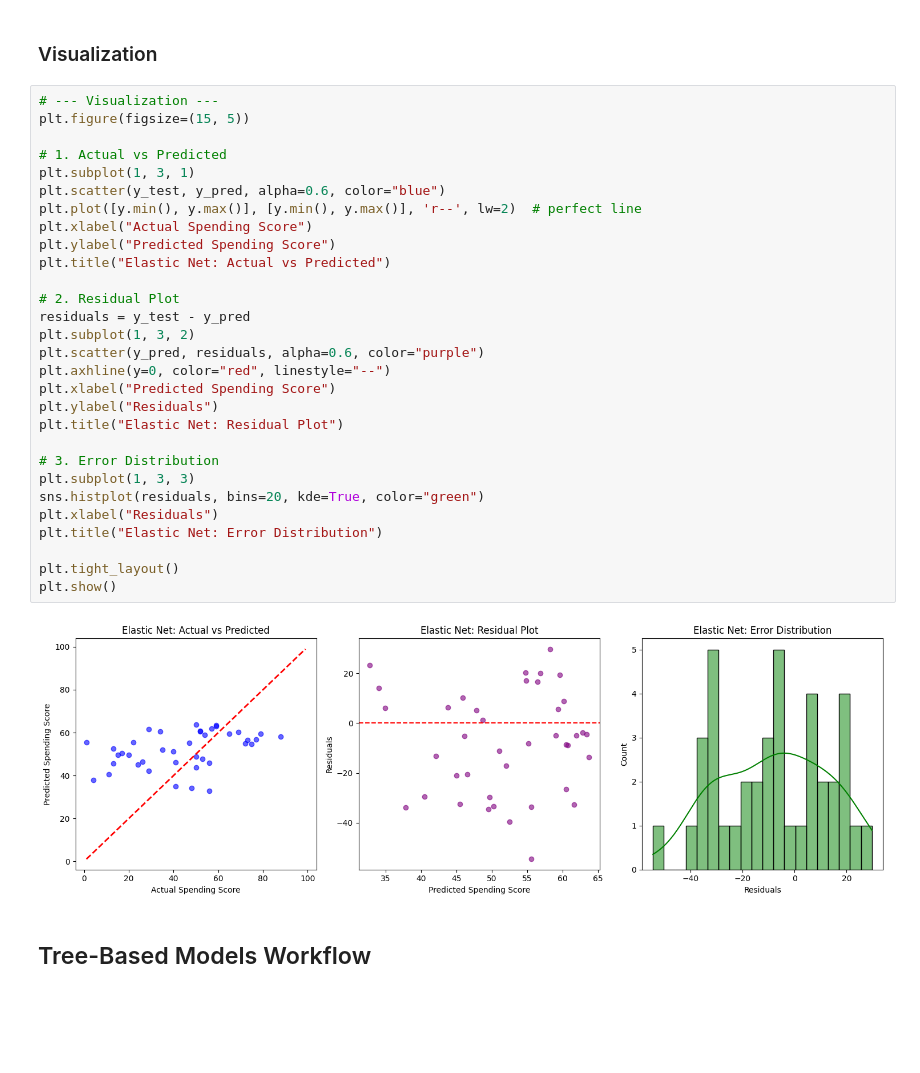
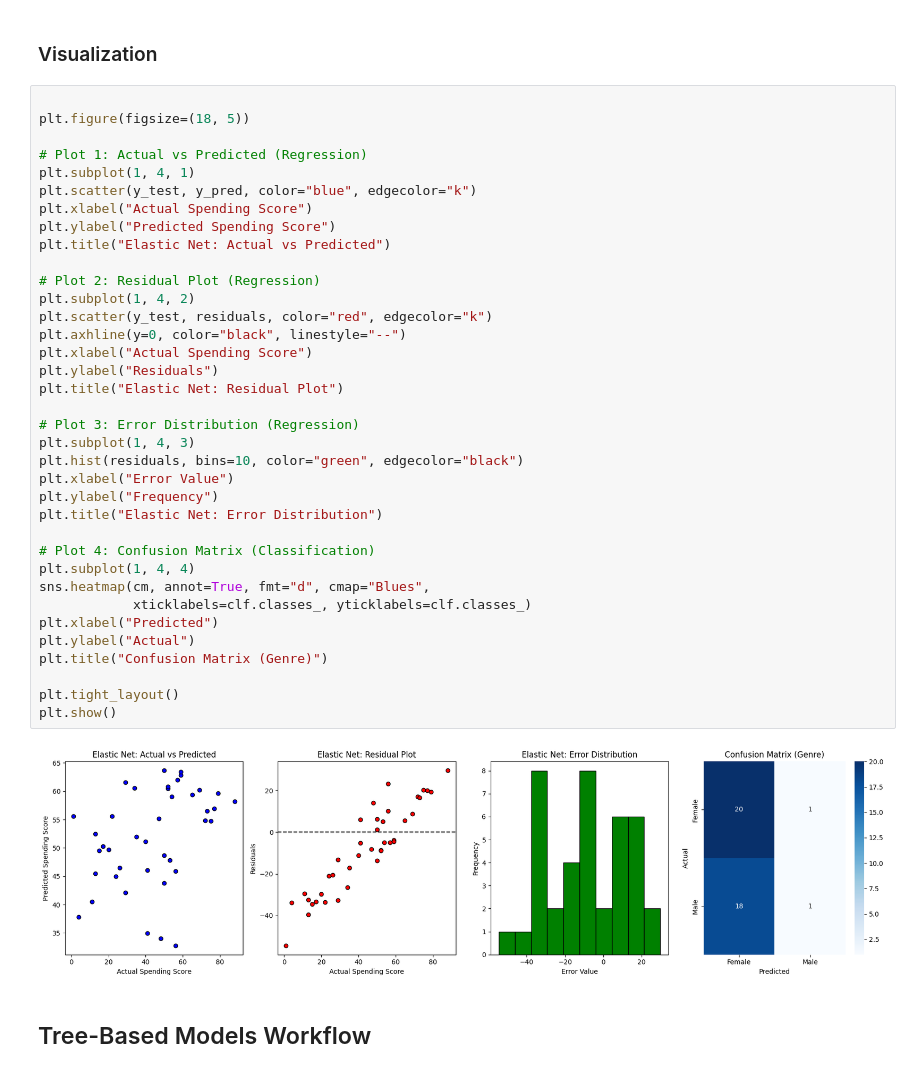
Before and after one commit to Rekhakumari28/AI-ML-MiniProjects, a Jupyter notebook: AI_ML_Week3_Project_Customer_Segmentation_for_a_Retail_Store.ipynb, the cells around one changed output. Saved outputs shown, nothing was run; the diff lists cells and outputs as text; blank space fills up the shorter version.

```diff
--- a/AI_ML_Week3_Project_Customer_Segmentation_for_a_Retail_Store.ipynb
+++ b/AI_ML_Week3_Project_Customer_Segmentation_for_a_Retail_Store.ipynb
@@ -546,35 +788,42 @@ R² Score: 0.019731483526747806
 # %% [markdown]
 ### Visualization
 # %%
-# --- Visualization ---
-plt.figure(figsize=(15, 5))
 
-# 1. Actual vs Predicted
-plt.subplot(1, 3, 1)
-plt.scatter(y_test, y_pred, alpha=0.6, color="blue")
-plt.plot([y.min(), y.max()], [y.min(), y.max()], 'r--', lw=2)  # perfect line
+plt.figure(figsize=(18, 5))
+
+# Plot 1: Actual vs Predicted (Regression)
+plt.subplot(1, 4, 1)
+plt.scatter(y_test, y_pred, color="blue", edgecolor="k")
 plt.xlabel("Actual Spending Score")
 plt.ylabel("Predicted Spending Score")
 plt.title("Elastic Net: Actual vs Predicted")
 
-# 2. Residual Plot
-residuals = y_test - y_pred
-plt.subplot(1, 3, 2)
-plt.scatter(y_pred, residuals, alpha=0.6, color="purple")
-plt.axhline(y=0, color="red", linestyle="--")
-plt.xlabel("Predicted Spending Score")
+# Plot 2: Residual Plot (Regression)
+plt.subplot(1, 4, 2)
+plt.scatter(y_test, residuals, color="red", edgecolor="k")
+plt.axhline(y=0, color="black", linestyle="--")
+plt.xlabel("Actual Spending Score")
 plt.ylabel("Residuals")
 plt.title("Elastic Net: Residual Plot")
 
-# 3. Error Distribution
-plt.subplot(1, 3, 3)
-sns.histplot(residuals, bins=20, kde=True, color="green")
-plt.xlabel("Residuals")
+# Plot 3: Error Distribution (Regression)
+plt.subplot(1, 4, 3)
+plt.hist(residuals, bins=10, color="green", edgecolor="black")
+plt.xlabel("Error Value")
+plt.ylabel("Frequency")
 plt.title("Elastic Net: Error Distribution")
+
+# Plot 4: Confusion Matrix (Classification)
+plt.subplot(1, 4, 4)
+sns.heatmap(cm, annot=True, fmt="d", cmap="Blues",
+            xticklabels=clf.classes_, yticklabels=clf.classes_)
+plt.xlabel("Predicted")
+plt.ylabel("Actual")
+plt.title("Confusion Matrix (Genre)")
 
 plt.tight_layout()
 plt.show()
 # %% [output]
-[figure, old version]
+[figure, new version]
 # %% [markdown]
 ## Tree-Based Models Workflow
```
Also changed, not shown: parts of 28 cells of this notebook.
